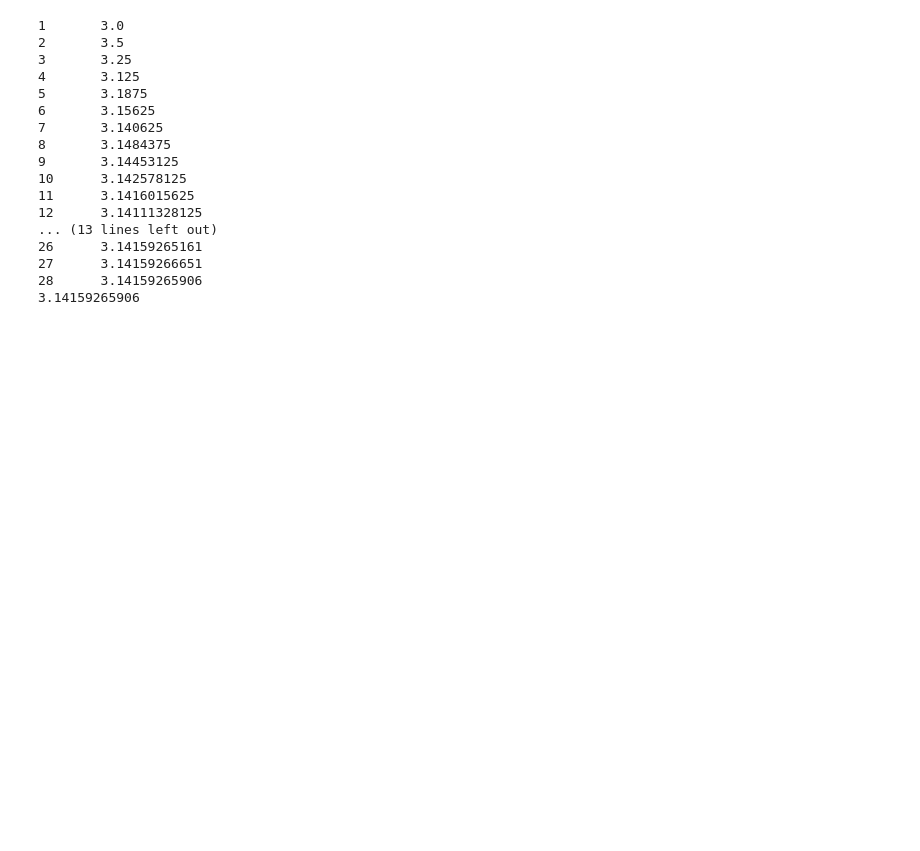
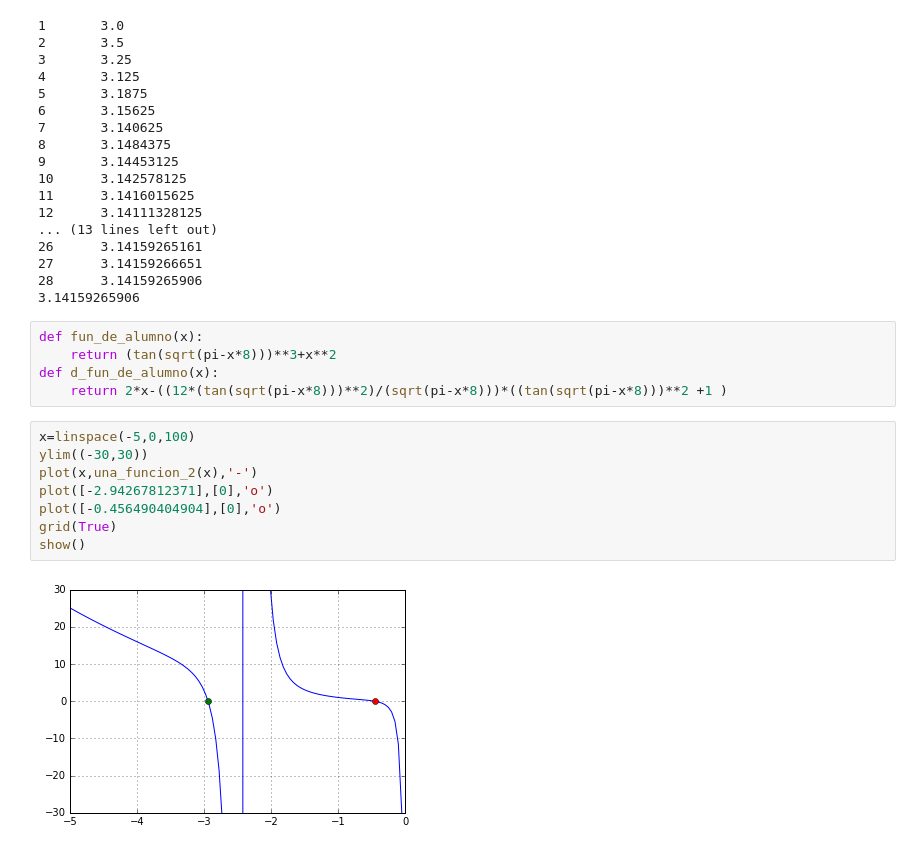
Before and after one commit to hugosl/integradores, a Jupyter notebook: raices.ipynb, the cells around one changed output. Drawn from its saved outputs; the diff is of its cells as text; blank space fills up the shorter version.

```diff
--- a/raices.ipynb
+++ b/raices.ipynb
@@ -103,3 +108,18 @@ print raiz_bip(sin,0,4)
 27      3.14159266651
 28      3.14159265906
 3.14159265906
+# %%
+def fun_de_alumno(x):
+    return (tan(sqrt(pi-x*8)))**3+x**2
+def d_fun_de_alumno(x):
+    return 2*x-((12*(tan(sqrt(pi-x*8)))**2)/(sqrt(pi-x*8)))*((tan(sqrt(pi-x*8)))**2 +1 )
+# %%
+x=linspace(-5,0,100)
+ylim((-30,30))
+plot(x,una_funcion_2(x),'-')
+plot([-2.94267812371],[0],'o')
+plot([-0.456490404904],[0],'o')
+grid(True)
+show()
+# %% [output]
+[figure, added]
```
Also changed, not shown: parts of 11 cells of this notebook.
